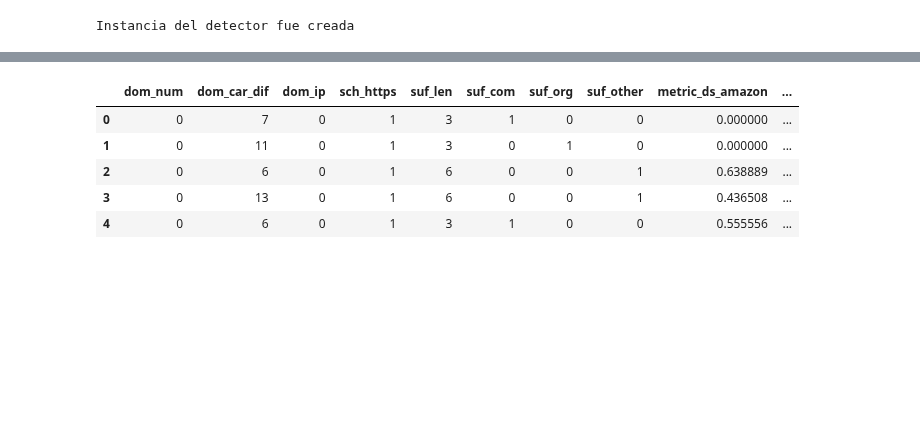
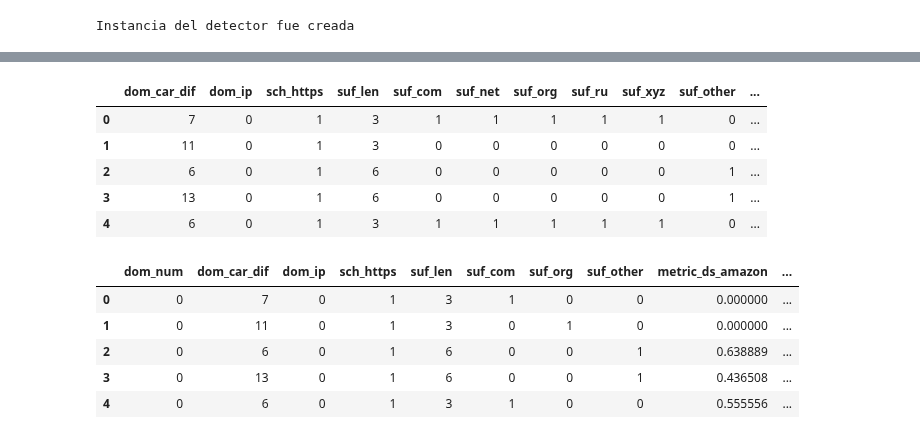
Before and after one commit to JuanCruzC97/Proyecto_CDD, a Jupyter notebook: Proyecto A/05 - Aplicacion/Aplicacion.ipynb, the cells around one changed output, grey strips where cells are left out. Saved outputs shown, nothing was run; the diff lists cells and outputs as text; code cells hidden in the pictures; blank space fills up the shorter version.

```diff
--- a/Proyecto A/05 - Aplicacion/Aplicacion.ipynb
+++ b/Proyecto A/05 - Aplicacion/Aplicacion.ipynb
@@ -191,5 +251,14 @@ Name: dom_ip, dtype: uint8
 # %%
 detector.prepararInput(prueba)
+# %%
+detector.data.iloc[:,10:30]
+# %% [output]
+|  | dom_car_dif | dom_ip | sch_https | suf_len | suf_com | suf_net | suf_org | suf_ru | suf_xyz | suf_other | ... |
+| 0 | 7 | 0 | 1 | 3 | 1 | 1 | 1 | 1 | 1 | 0 | ... |
+| 1 | 11 | 0 | 1 | 3 | 0 | 0 | 0 | 0 | 0 | 0 | ... |
+| 2 | 6 | 0 | 1 | 6 | 0 | 0 | 0 | 0 | 0 | 1 | ... |
+| 3 | 13 | 0 | 1 | 6 | 0 | 0 | 0 | 0 | 0 | 1 | ... |
+| 4 | 6 | 0 | 1 | 3 | 1 | 1 | 1 | 1 | 1 | 0 | ... |
 # %%
 detector.data.iloc[:,9:30]
 # %% [output]
```
Also changed, not shown: parts of 9 cells of this notebook, 4 other files.
